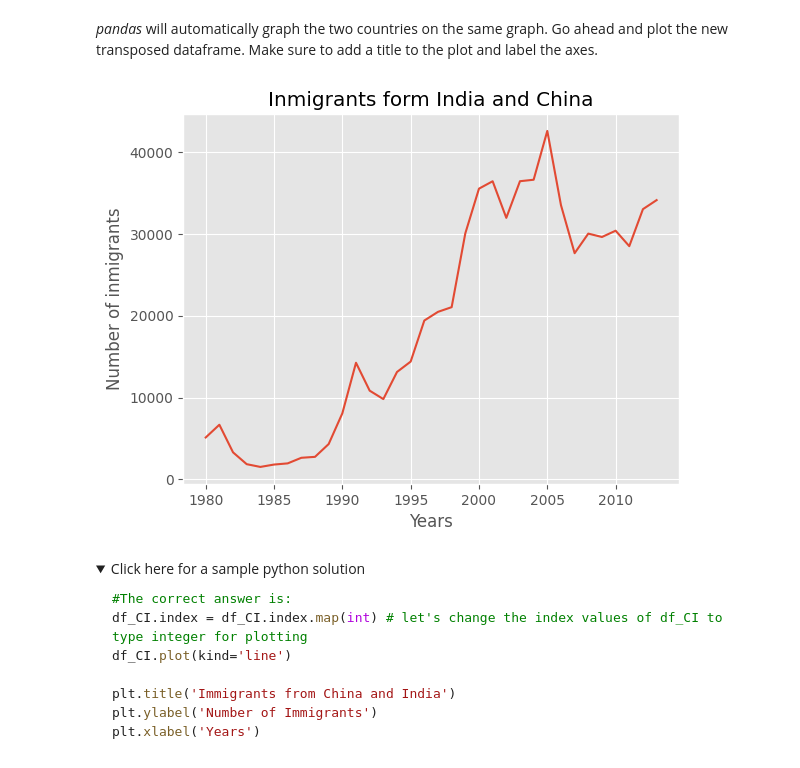
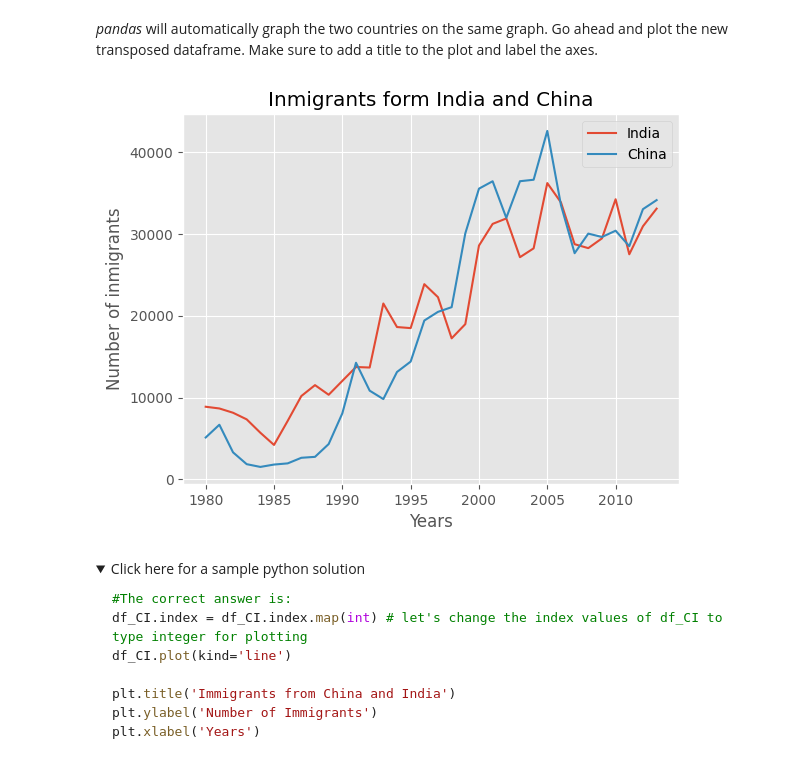
Before and after one commit to darwin-garcia/IBM-Data-Science, a Jupyter notebook: Modue 8/DV0101EN-Exercise-Introduction-to-Matplotlib-and-Line-Plots--v2.ipynb, the cells around one changed output. Drawn from its saved outputs; the diff is of its cells as text; code cells hidden in the pictures; folded sections open.

```diff
--- a/Modue 8/DV0101EN-Exercise-Introduction-to-Matplotlib-and-Line-Plots--v2.ipynb
+++ b/Modue 8/DV0101EN-Exercise-Introduction-to-Matplotlib-and-Line-Plots--v2.ipynb
@@ -345,14 +345,14 @@ df_CI.head()
 *pandas* will automatically graph the two countries on the same graph. Go ahead and plot the new transposed dataframe. Make sure to add a title to the plot and label the axes.
 # %%
 ### type your answer here
-china.plot(kind='line')
+df_CI.plot(kind='line')
 
 plt.title('Inmigrants form India and China')
 plt.ylabel('Number of inmigrants')
 plt.xlabel('Years')
 plt.show()
 # %% [output]
-[figure, old version]
+[figure, new version]
 # %% [markdown]
 <details><summary>Click here for a sample python solution</summary>
 
```
Also changed, not shown: parts of 2 cells of this notebook, 2 other files.
